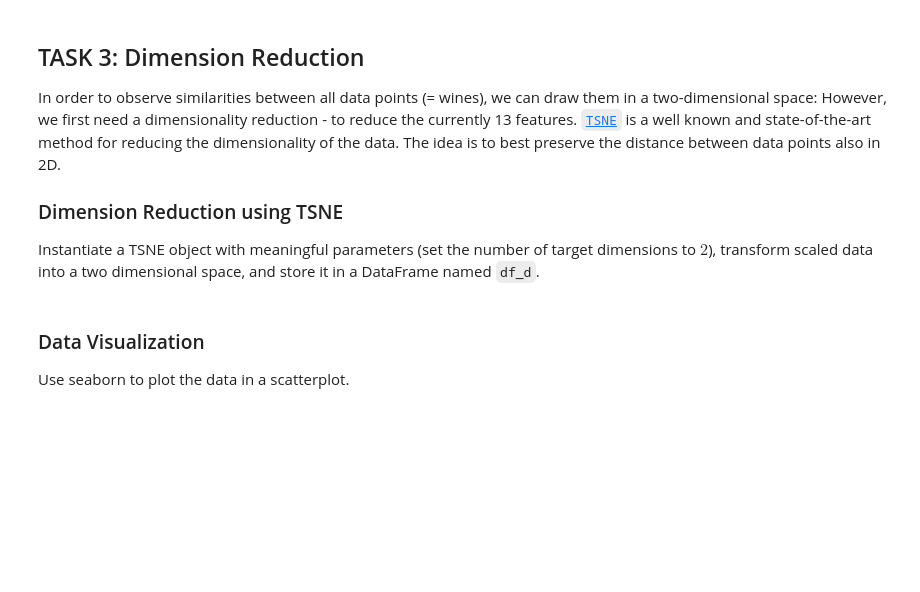
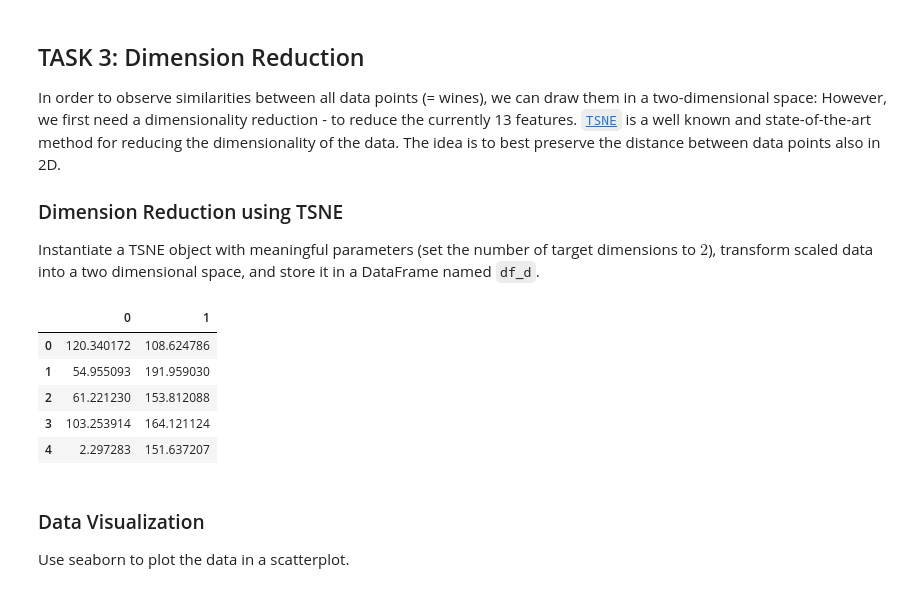
Before and after one commit to s-naegele/Data-Analysis, a Jupyter notebook: Lab/Abgaben/03_ContinuousData .ipynb, the cells around one changed output. Drawn from its saved outputs; the diff is of its cells as text; code cells hidden in the pictures; blank space fills up the shorter version.

```diff
--- a/Lab/Abgaben/03_ContinuousData .ipynb
+++ b/Lab/Abgaben/03_ContinuousData .ipynb
@@ -119,11 +160,18 @@ Instantiate a TSNE object with meaningful parameters (set the number of target d
 # %%
 # YOUR CODE HERE
 from sklearn.manifold import TSNE
 
 tsne = TSNE(n_components=2, learning_rate=1000,perplexity=40,random_state=0)
 data =  tsne.fit_transform(df_s)
 df_d = pd.DataFrame(data)
-df_d.head
+df_d.head()
+# %% [output]
+|  | 0 | 1 |
+| 0 | 120.340172 | 108.624786 |
+| 1 | 54.955093 | 191.959030 |
+| 2 | 61.221230 | 153.812088 |
+| 3 | 103.253914 | 164.121124 |
+| 4 | 2.297283 | 151.637207 |
 # %%
 # Ignore this cell - this is for automatic grading.
 # %% [markdown]
```
Also changed, not shown: parts of 9 cells of this notebook, 2 other files.
